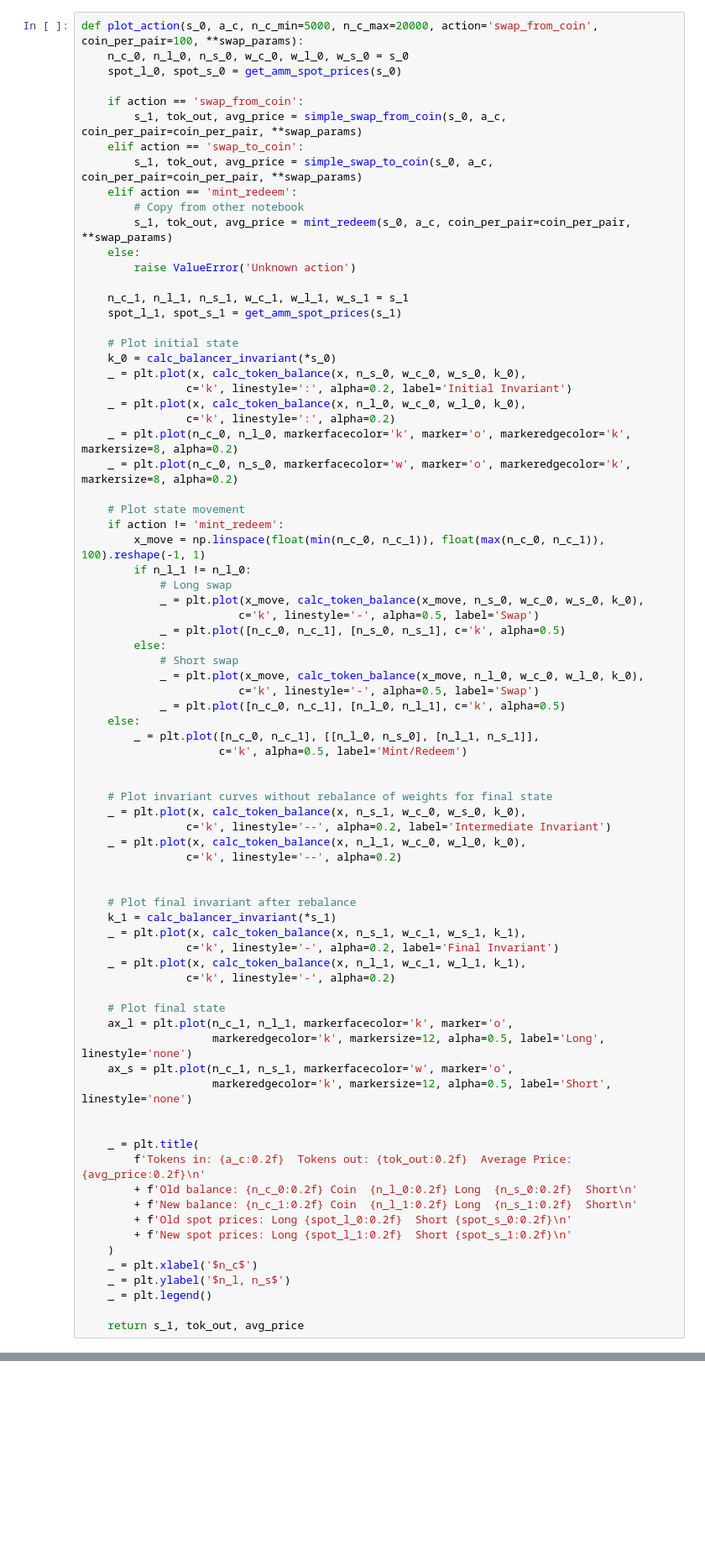
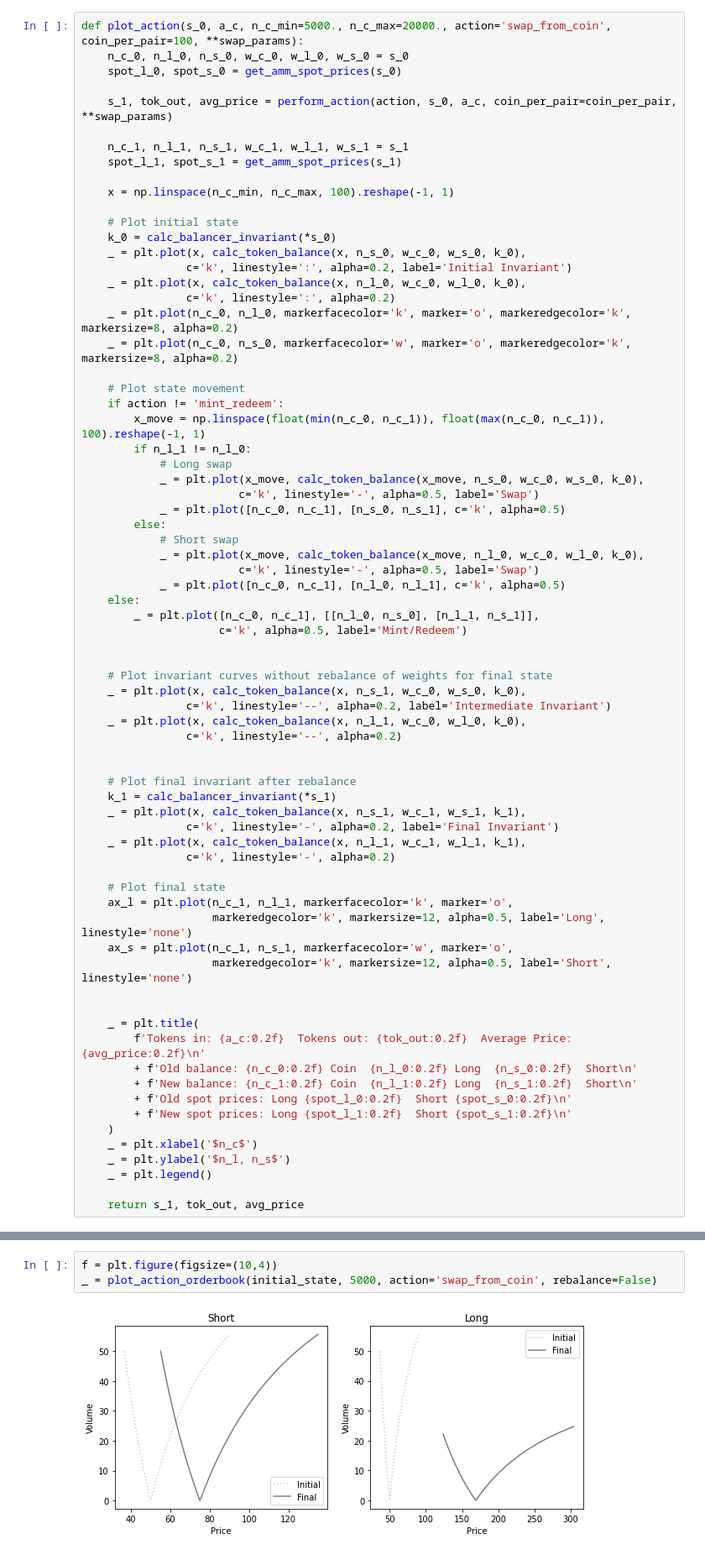
Before and after one commit to fetchai/mettalex-market-maker, a Jupyter notebook: amm_balancer.ipynb, the cells around one changed output, grey strips where cells are left out. Shown at 84% size. Cells and saved outputs as stored; diff of their text form; blank space fills up the shorter version.

```diff
--- a/amm_balancer.ipynb
+++ b/amm_balancer.ipynb
@@ -589,20 +491,14 @@ def mint_redeem(state, a_c, coin_per_pair=100, rebalance=False, **kwargs):
 # %%
-def plot_action(s_0, a_c, n_c_min=5000, n_c_max=20000, action='swap_from_coin', coin_per_pair=100, **swap_params):
+def plot_action(s_0, a_c, n_c_min=5000., n_c_max=20000., action='swap_from_coin', coin_per_pair=100, **swap_params):
     n_c_0, n_l_0, n_s_0, w_c_0, w_l_0, w_s_0 = s_0
     spot_l_0, spot_s_0 = get_amm_spot_prices(s_0)
 
-    if action == 'swap_from_coin':
-        s_1, tok_out, avg_price = simple_swap_from_coin(s_0, a_c, coin_per_pair=coin_per_pair, **swap_params)
-    elif action == 'swap_to_coin':
-        s_1, tok_out, avg_price = simple_swap_to_coin(s_0, a_c, coin_per_pair=coin_per_pair, **swap_params)
-    elif action == 'mint_redeem':
-        # Copy from other notebook
-        s_1, tok_out, avg_price = mint_redeem(s_0, a_c, coin_per_pair=coin_per_pair, **swap_params)
-    else:
-        raise ValueError('Unknown action')
+    s_1, tok_out, avg_price = perform_action(action, s_0, a_c, coin_per_pair=coin_per_pair, **swap_params)
 
     n_c_1, n_l_1, n_s_1, w_c_1, w_l_1, w_s_1 = s_1
     spot_l_1, spot_s_1 = get_amm_spot_prices(s_1)
+
+    x = np.linspace(n_c_min, n_c_max, 100).reshape(-1, 1)
 
     # Plot initial state
     k_0 = calc_balancer_invariant(*s_0)
@@ -767,0 +768,5 @@ f.savefig('buy_long_mint.png', bbox_inches='tight')
+# %%
+f = plt.figure(figsize=(10,4))
+_ = plot_action_orderbook(initial_state, 5000, action='swap_from_coin', rebalance=False)
+# %% [output]
+[figure, added]
```
Also changed, not shown: parts of 15 cells of this notebook, 1 other file.
